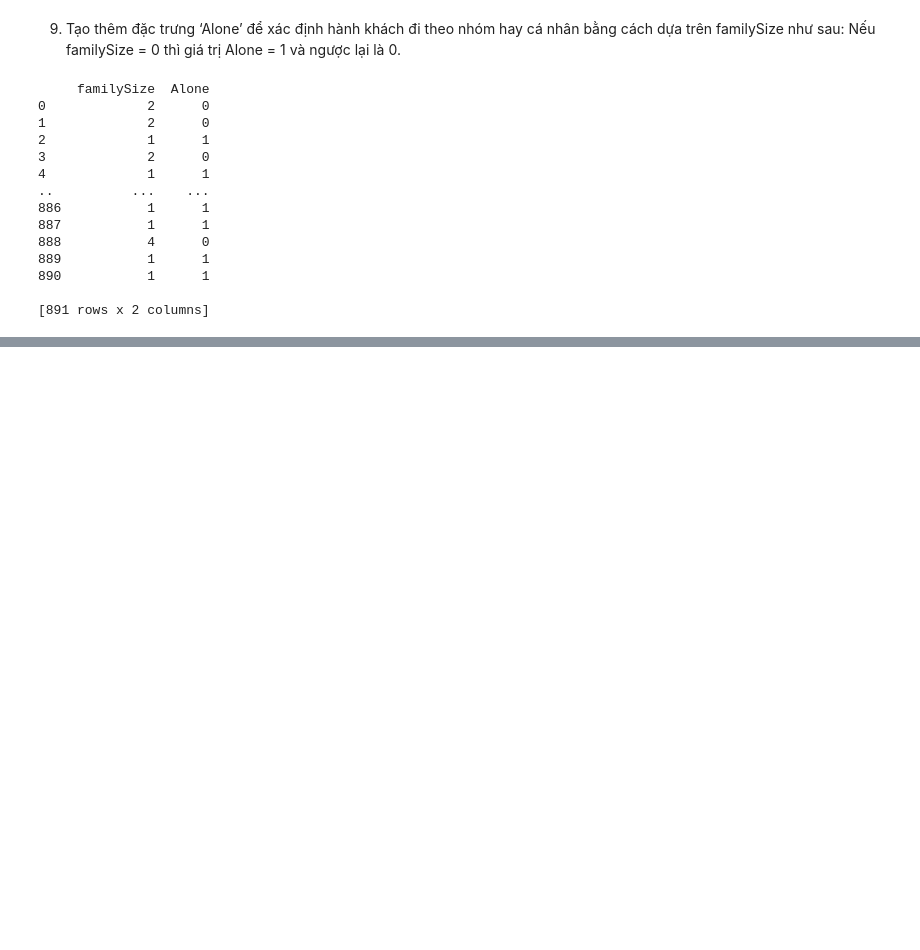
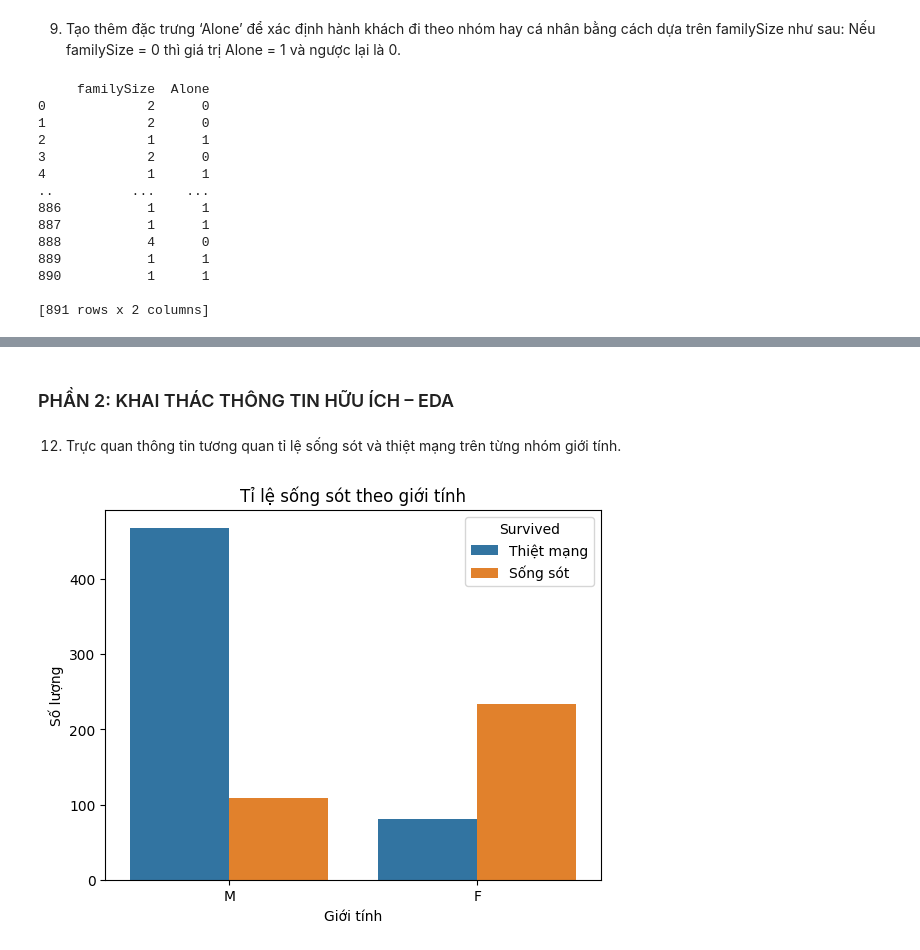
Before and after one commit to Duc-bug/Data-Analysis-Deep-Learning-Explanation, a Jupyter notebook: Week 4/lab4.ipynb, the cells around one changed output, grey strips where cells are left out. Cells and saved outputs as stored; diff of their text form; code cells hidden in the pictures; blank space fills up the shorter version.

```diff
--- a/Week 4/lab4.ipynb
+++ b/Week 4/lab4.ipynb
@@ -206,0 +211,3 @@ print(df[["familySize","Alone"]])
+# %%
+df['typeCabin'] = df['Cabin'].str[0].fillna('Unknown')
+print(df[['Cabin', 'typeCabin']])
@@ -206,0 +229,13 @@ print(df[["familySize","Alone"]])
+# %% [markdown]
+### PHẦN 2: KHAI THÁC THÔNG TIN HỮU ÍCH – EDA
+# %% [markdown]
+12. Trực quan thông tin tương quan tỉ lệ sống sót và thiệt mạng trên từng nhóm giới tính.
+# %%
+sns.countplot(x='Sex', hue='Survived', data=df)
+plt.title('Tỉ lệ sống sót theo giới tính')
+plt.xlabel('Giới tính')
+plt.ylabel('Số lượng')
+plt.legend(title='Survived', labels=['Thiệt mạng', 'Sống sót'])
+plt.show()
+# %% [output]
+[figure, added]
```
Also changed, not shown: parts of 15 cells of this notebook, 1 other file.
